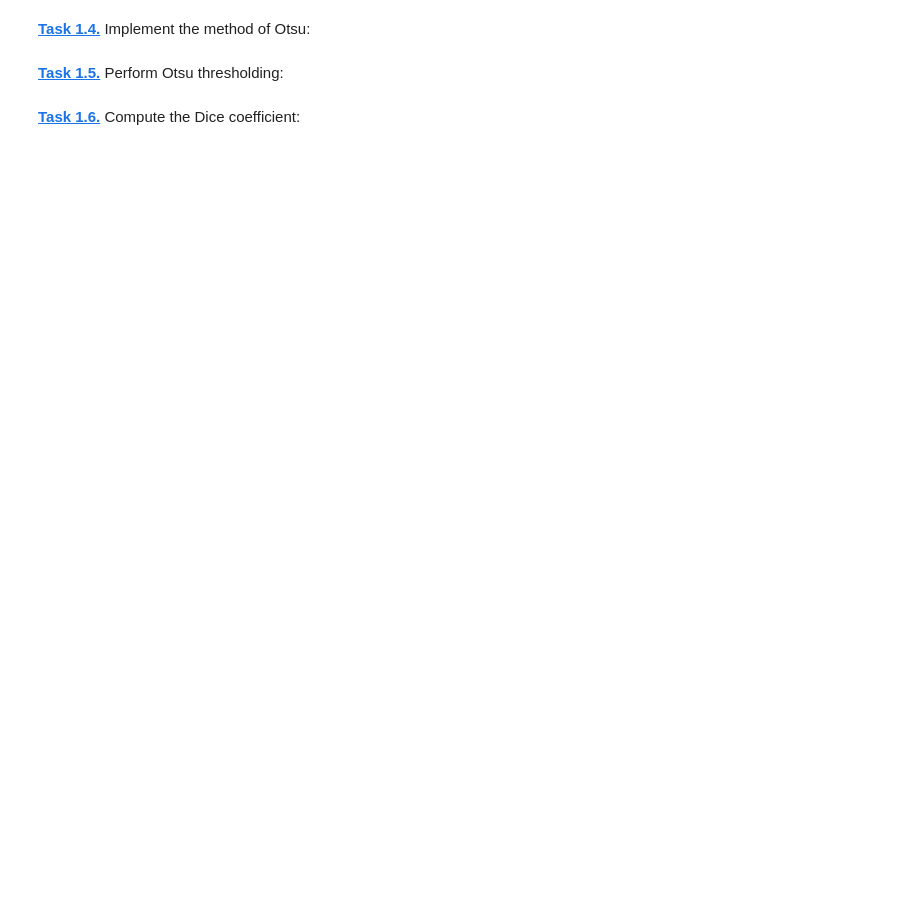
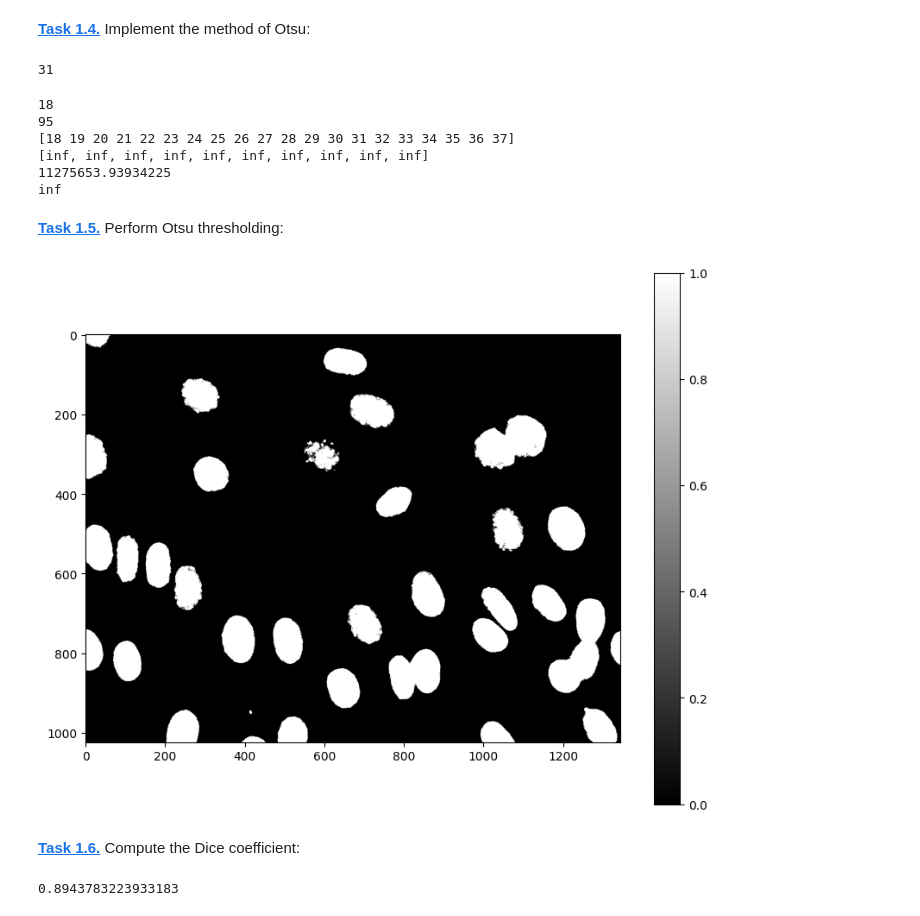
Before and after one commit to vntsslv/mobi-fs5-python, a Jupyter notebook: otsu.ipynb, the cells around one changed output. Saved outputs shown, nothing was run; the diff lists cells and outputs as text; code cells hidden in the pictures; blank space fills up the shorter version.

```diff
--- a/otsu.ipynb
+++ b/otsu.ipynb
@@ -5,7 +5,11 @@ import numpy as np
 import matplotlib.pyplot as plt
 # %% [markdown]
 **[Task 1.1.]()** Load the image:
+# %%
+imgf = plt.imread('data/NIH3T3/im/dna-0.png')
 # %% [markdown]
 **[Task 1.2.]()** Quantify the image into 256 bins:
+# %%
+img8 = (imgf * 255).round().astype(np.uint8)
 # %% [markdown]
 **[Task 1.3.]()** Compute the image histogram:
@@ -17,6 +28,58 @@ plt.bar(range(256), h, width=1)
 # %% [markdown]
 **[Task 1.4.]()** Implement the method of Otsu:
+# %%
+variances = []
+
+for T in range(1, 256):
+    class1 = img8[img8 < T]
+    class2 = img8[img8 >= T]
+
+    if class1.size == 0 or class2.size == 0:
+        variances.append(np.inf)
+    else:
+        variance = class1.size * np.var(class1) + class2.size * np.var(class2)
+        variances.append(variance)
+
+T_star = np.argmin(variances) + 1
+
+print(T_star)
+# %% [output]
+31
+# %%
+print(img8.min())
+print(img8.max())
+print(np.unique(img8)[:20])
+
+print(variances[:10])
+print(min(variances))
+print(max(variances))
+# %% [output]
+18
+95
+[18 19 20 21 22 23 24 25 26 27 28 29 30 31 32 33 34 35 36 37]
+[inf, inf, inf, inf, inf, inf, inf, inf, inf, inf]
+11275653.93934225
+inf
 # %% [markdown]
 **[Task 1.5.]()** Perform Otsu thresholding:
+# %%
+binary_img = img8 >= T_star
+
+plt.figure(figsize=(10, 8))
+plt.imshow(binary_img, cmap='gray')
+plt.colorbar()
+plt.show()
+# %% [output]
+[figure, added]
 # %% [markdown]
 **[Task 1.6.]()** Compute the Dice coefficient:
+# %%
+H = plt.imread('data/NIH3T3/gt/0.png') #ground-truth image
+
+G = binary_img
+
+dice = 2 * (G * H).sum() / (G.sum() + H.sum())
+
+print(dice)
+# %% [output]
+0.8943783223933183
```
Also changed, not shown: parts of 2 cells of this notebook, 2 other files.
